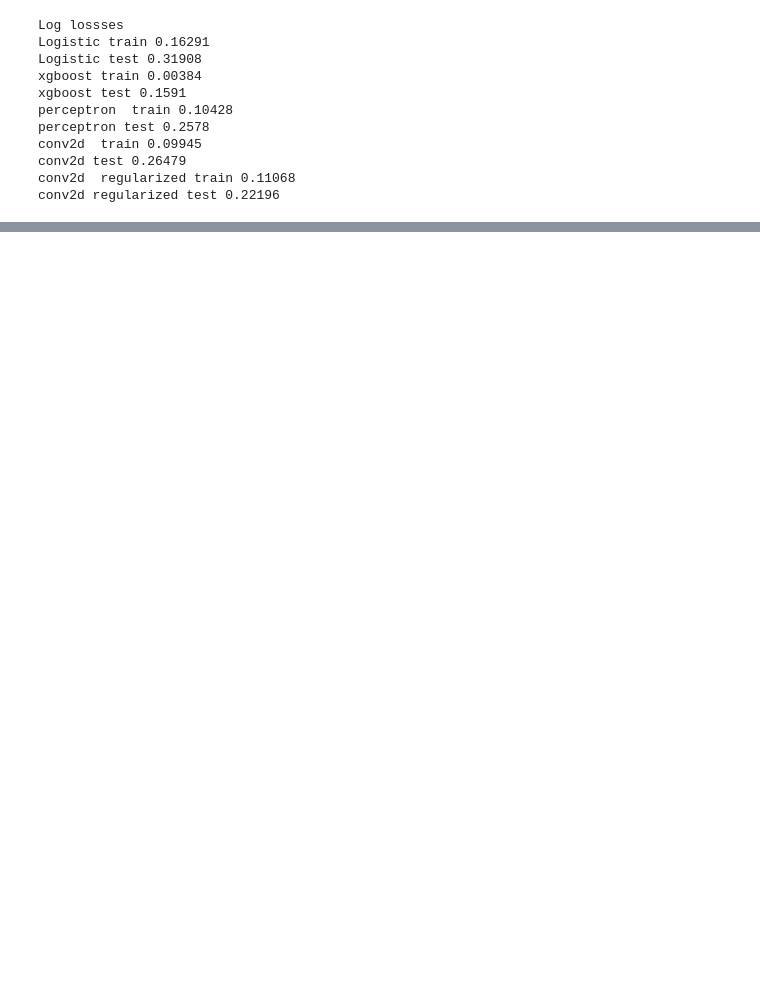
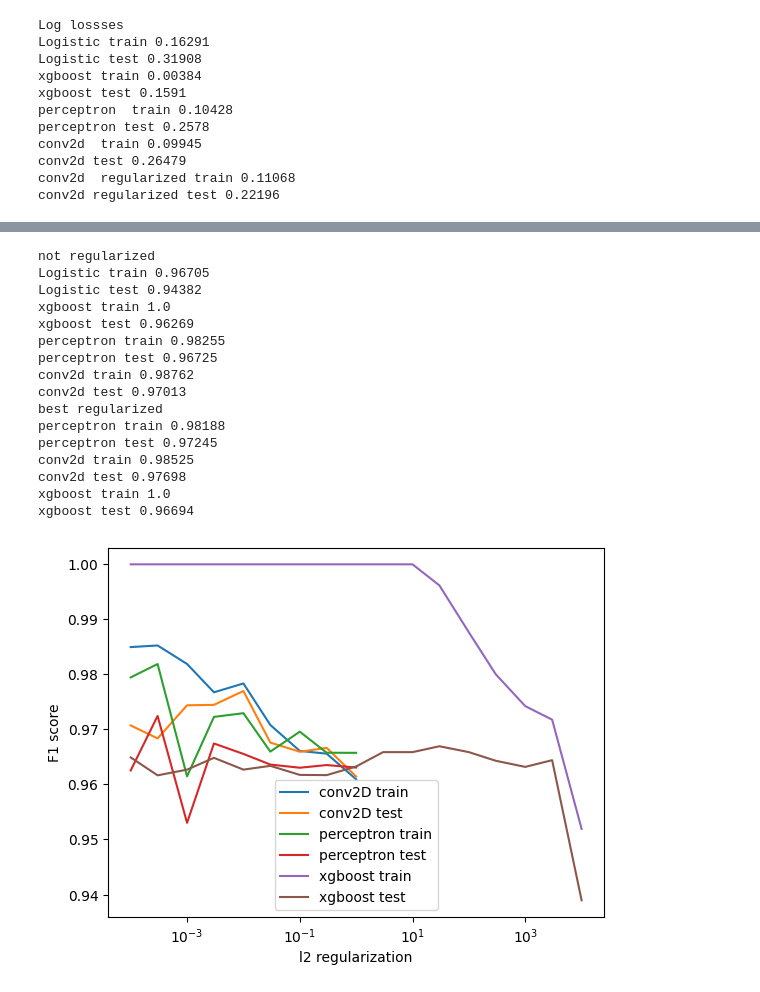
Before and after one commit to tkfritz/astro_images, a Jupyter notebook: star_galaxy_1.ipynb, the cells around one changed output, grey strips where cells are left out. Saved outputs shown, nothing was run; the diff lists cells and outputs as text; code cells hidden in the pictures; blank space fills up the shorter version.

Commit message:
Added regularized xgboost

```diff
--- a/star_galaxy_1.ipynb
+++ b/star_galaxy_1.ipynb
@@ -1658,0 +1582,20 @@ I should also generate more data from the same images. Easy options are flipping
+# %%
+def loop_xgboost(feature_train,target_train,feature_test,target_test,regs):
+    stats=np.zeros((5,len(regs)))
+    for i in range(len(regs)):
+        print(f"doing l2 regularization {regs[i]}")
+        xc1=XGBClassifier(max_depth=6,reg_lambda=regs[i]).fit(feature_train,target_train)
+        train_pred=xc1.predict(feature_train)
+        test_pred=xc1.predict(feature_test)
+        train_pred_prob=xc1.predict_proba(feature_train)
+        test_pred_prob=xc1.predict_proba(feature_test)
+        stats[0,i]=regs[i]
+        stats[1,i]=f1_score(target_train,train_pred)
+        stats[2,i]=f1_score(target_test,test_pred)
+        stats[3,i]=log_loss(target_train,train_pred_prob)
+        stats[4,i]=log_loss(target_test,test_pred_prob)
+    return stats
+# %%
+regs=[0.0001,0.0003,0.001,0.003,0.01,0.03,0.1,0.3,1,3,10,30,100,300,1000,3000,10000]
+stats_xgb=loop_xgboost(feature_train,target_train,feature_test,target_test,regs)
+print(stats_xgb.T)
@@ -1658,0 +1620,47 @@ I should also generate more data from the same images. Easy options are flipping
+# %%
+plt.plot(conv2d_stats[0],conv2d_stats[1],label='conv2D train')
+plt.plot(conv2d_stats[0],conv2d_stats[2],label='conv2D test')
+plt.plot(per_stats[0],per_stats[1],label='perceptron train')
+plt.plot(per_stats[0],per_stats[2],label='perceptron test')
+plt.plot(stats_xgb[0],stats_xgb[1],label='xgboost train')
+plt.plot(stats_xgb[0],stats_xgb[2],label='xgboost test')
+plt.legend(loc="best")
+#plt.title('Loss vs Epochs')
+plt.xlabel('l2 regularization')
+plt.ylabel('F1 score')
+#plt.ylim(0,0.7)
+plt.xscale("log")
+print("not regularized")
+print(f"Logistic train {np.round(f1_score(target_train,l_train_pred),5)}")
+print(f"Logistic test {np.round(f1_score(target_test,l_test_pred),5)}")
+print(f"xgboost train {np.round(f1_score(target_train,train_pred),5)}")
+print(f"xgboost test {np.round(f1_score(target_test,test_pred),5)}")
+print(f"perceptron train {np.round(f1_score(target_train,np.round(m_train)),5)}")
+print(f"perceptron test {np.round(f1_score(target_test,np.round(m_test)),5)}")
+print(f"conv2d train {np.round(f1_score(target_train,np.round(c_train)),5)}")
+print(f"conv2d test {np.round(f1_score(target_test,np.round(c_test)),5)}")
+print("best regularized")
+print(f"perceptron train {np.round(np.max(per_stats[1]),5)}")
+print(f"perceptron test {np.round(np.max(per_stats[2]),5)}")
+print(f"conv2d train {np.round(np.max(conv2d_stats[1]),5)}")
+print(f"conv2d test {np.round(np.max(conv2d_stats[2]),5)}")
+print(f"xgboost train {np.round(np.max(stats_xgb[1]),5)}")
+print(f"xgboost test {np.round(np.max(stats_xgb[2]),5)}")
+# %% [output]
+not regularized
+Logistic train 0.96705
+Logistic test 0.94382
+xgboost train 1.0
+xgboost test 0.96269
+perceptron train 0.98255
+perceptron test 0.96725
+conv2d train 0.98762
+conv2d test 0.97013
+best regularized
+perceptron train 0.98188
+perceptron test 0.97245
+conv2d train 0.98525
+conv2d test 0.97698
+xgboost train 1.0
+xgboost test 0.96694
+[figure, added]
```
Also changed, not shown: parts of 33 cells of this notebook.
